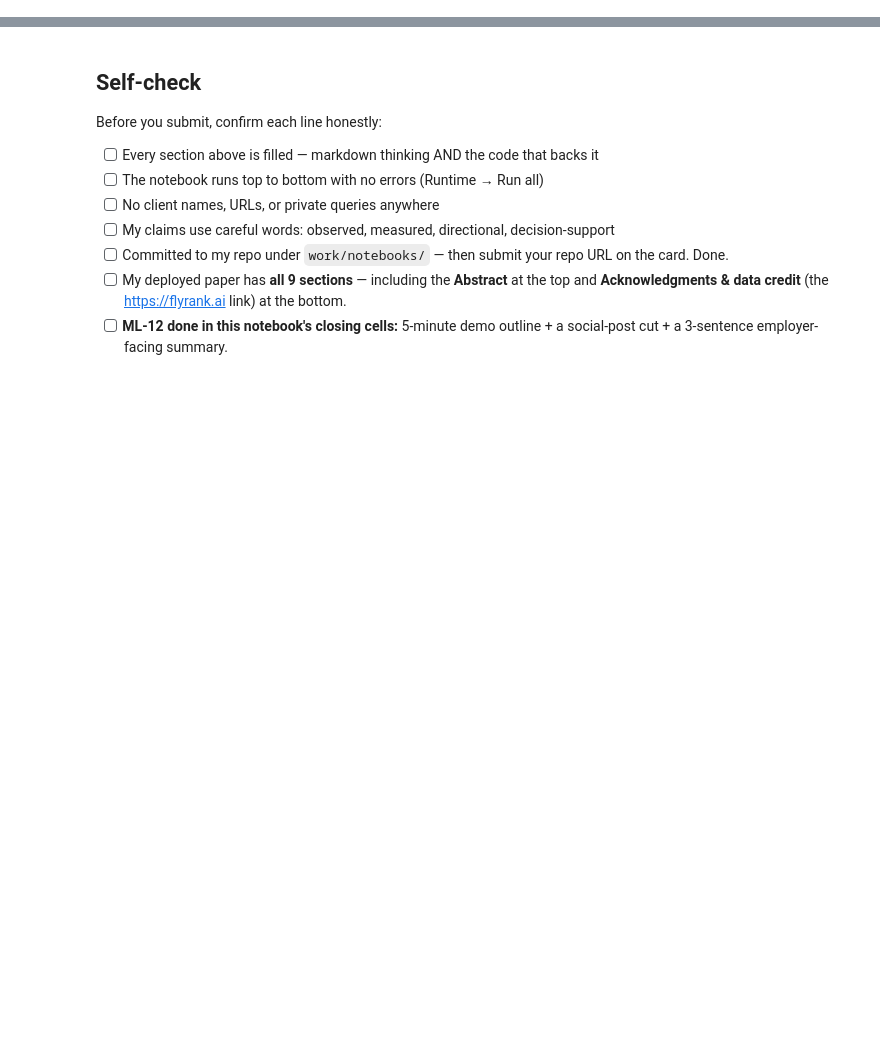
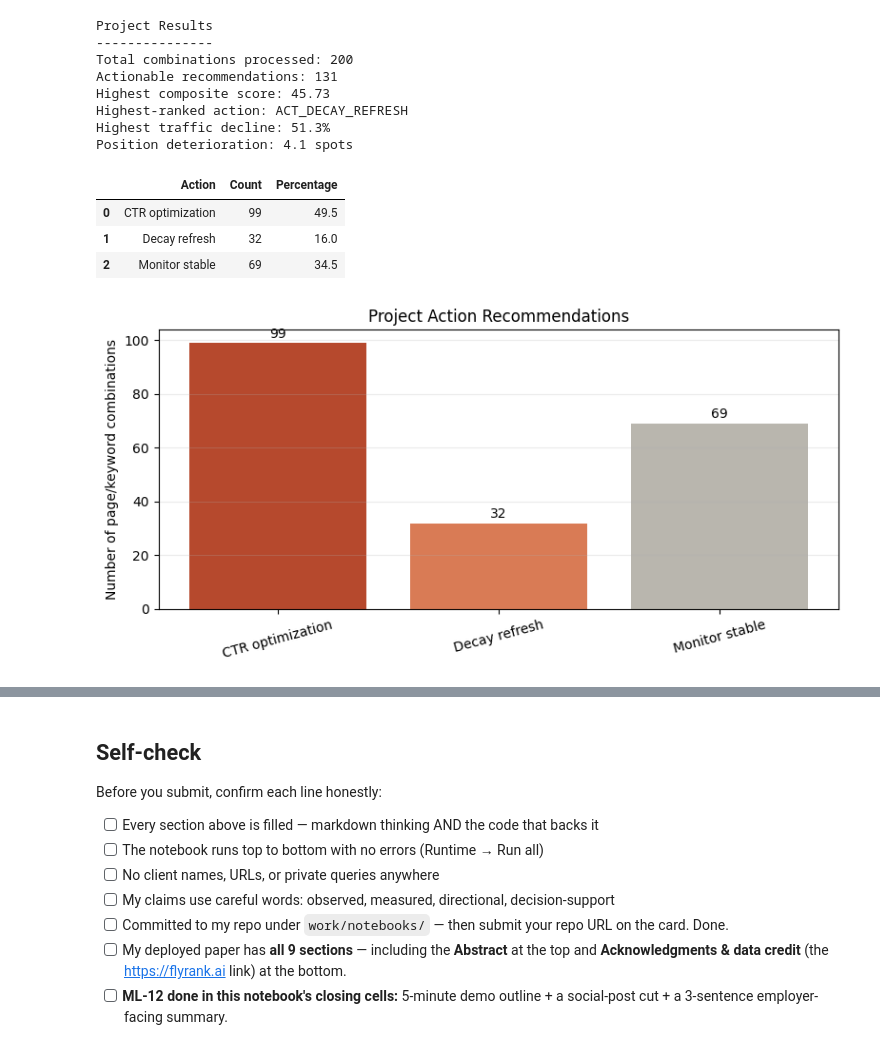
Before and after one commit to hazemwalid100-hub/first-assignment, a Jupyter notebook: work/notebooks/capstone.ipynb, the cells around one changed output, grey strips where cells are left out. Drawn from its saved outputs; the diff is of its cells as text; code cells hidden in the pictures; blank space fills up the shorter version.

```diff
--- a/work/notebooks/capstone.ipynb
+++ b/work/notebooks/capstone.ipynb
@@ -36,0 +44,63 @@ This skeleton is yours to fill. Work the sections **in order** — each one has
+# %%
+import pandas as pd
+import matplotlib.pyplot as plt
+
+# Results from the project pipeline run
+results = pd.DataFrame({
+    "Action": [
+        "CTR optimization",
+        "Decay refresh",
+        "Monitor stable"
+    ],
+    "Count": [99, 32, 69]
+})
+
+results["Percentage"] = (
+    results["Count"] / results["Count"].sum() * 100
+).round(1)
+
+print("Project Results")
+print("---------------")
+print("Total combinations processed: 200")
+print("Actionable recommendations: 131")
+print("Highest composite score: 45.73")
+print("Highest-ranked action: ACT_DECAY_REFRESH")
+print("Highest traffic decline: 51.3%")
+print("Position deterioration: 4.1 spots")
+print()
+
+display(results)
+
+plt.figure(figsize=(8, 4))
+bars = plt.bar(results["Action"], results["Count"],
+               color=["#b6492d", "#d97b55", "#b9b6ae"])
+
+plt.title("Project Action Recommendations")
+plt.ylabel("Number of page/keyword combinations")
+plt.xticks(rotation=15)
+plt.grid(axis="y", alpha=0.25)
+
+for bar, value in zip(bars, results["Count"]):
+    plt.text(
+        bar.get_x() + bar.get_width() / 2,
+        value + 2,
+        str(value),
+        ha="center"
+    )
+
+plt.tight_layout()
+plt.show()
+# %% [output]
+Project Results
+---------------
+Total combinations processed: 200
+Actionable recommendations: 131
+Highest composite score: 45.73
+Highest-ranked action: ACT_DECAY_REFRESH
+Highest traffic decline: 51.3%
+Position deterioration: 4.1 spots
+|  | Action | Count | Percentage |
+| 0 | CTR optimization | 99 | 49.5 |
+| 1 | Decay refresh | 32 | 16.0 |
+| 2 | Monitor stable | 69 | 34.5 |
+[figure, added]
```
Also changed, not shown: parts of 15 cells of this notebook.
